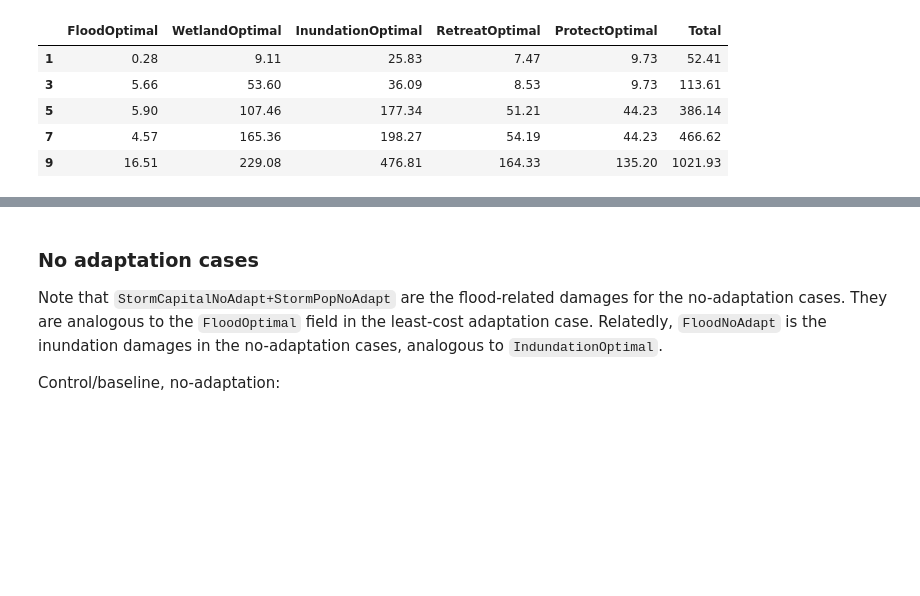
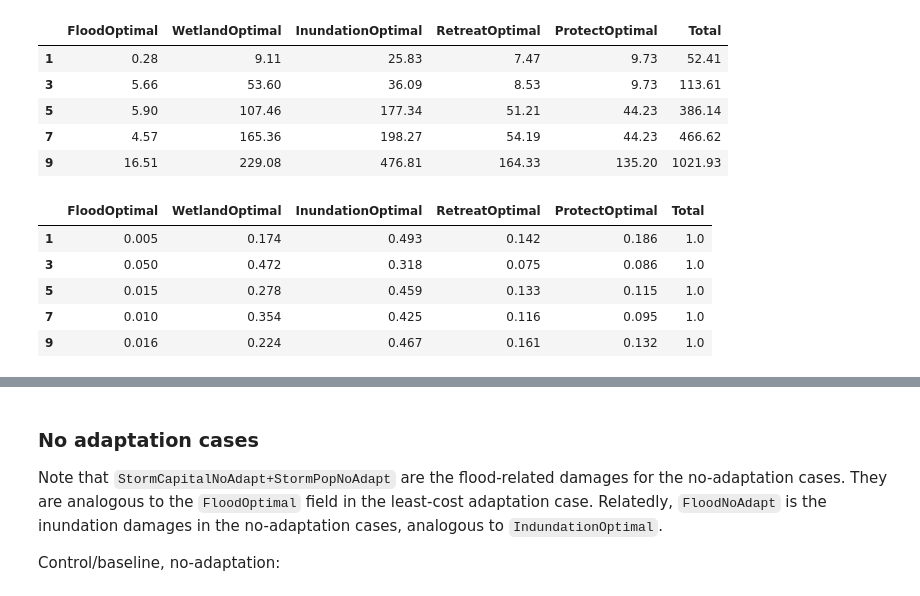
Before and after one commit to raddleverse/CIAM_uncertainty_propagation, a Jupyter notebook: work_baseline_comparisons/plotsAndAnalysis_baselineComparisons.ipynb, the cells around one changed output, grey strips where cells are left out. Drawn from its saved outputs; the diff is of its cells as text; code cells hidden in the pictures; blank space fills up the shorter version.

```diff
--- a/work_baseline_comparisons/plotsAndAnalysis_baselineComparisons.ipynb
+++ b/work_baseline_comparisons/plotsAndAnalysis_baselineComparisons.ipynb
@@ -1143,3 +1143,12 @@ np.round(dfs[scen][["FloodOptimal","WetlandOptimal","InundationOptimal","Retreat
 | 5 | 5.90 | 107.46 | 177.34 | 51.21 | 44.23 | 386.14 |
 | 7 | 4.57 | 165.36 | 198.27 | 54.19 | 44.23 | 466.62 |
 | 9 | 16.51 | 229.08 | 476.81 | 164.33 | 135.20 | 1021.93 |
+# %%
+np.round(dfs[scen][["FloodOptimal","WetlandOptimal","InundationOptimal","RetreatOptimal","ProtectOptimal","Total"]].iloc[idx_plot].div(dfs[scen].Total.iloc[idx_plot],axis=0),3)
+# %% [output]
+|  | FloodOptimal | WetlandOptimal | InundationOptimal | RetreatOptimal | ProtectOptimal | Total |
+| 1 | 0.005 | 0.174 | 0.493 | 0.142 | 0.186 | 1.0 |
+| 3 | 0.050 | 0.472 | 0.318 | 0.075 | 0.086 | 1.0 |
+| 5 | 0.015 | 0.278 | 0.459 | 0.133 | 0.115 | 1.0 |
+| 7 | 0.010 | 0.354 | 0.425 | 0.116 | 0.095 | 1.0 |
+| 9 | 0.016 | 0.224 | 0.467 | 0.161 | 0.132 | 1.0 |
```
Also changed, not shown: parts of 4 cells of this notebook, 5 other files.
